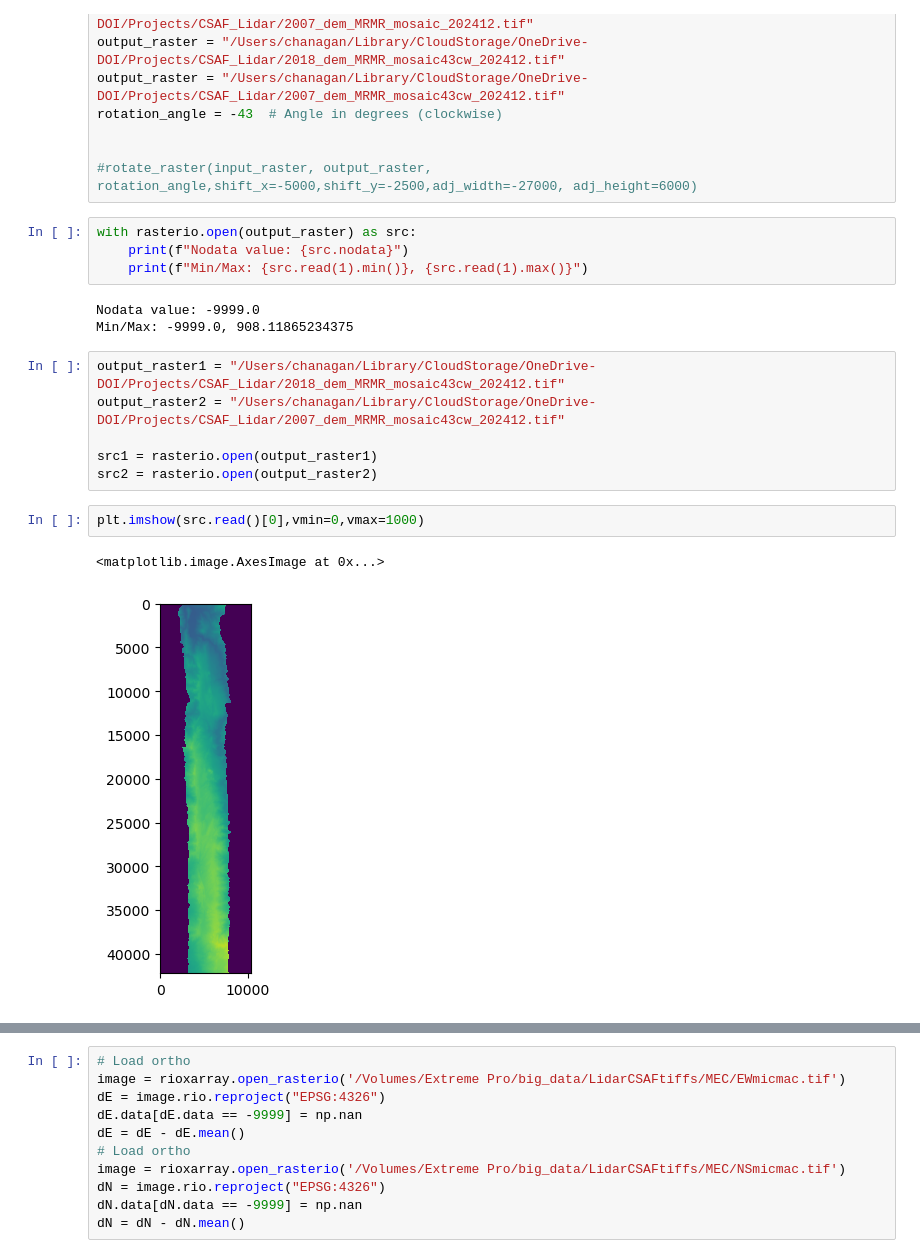
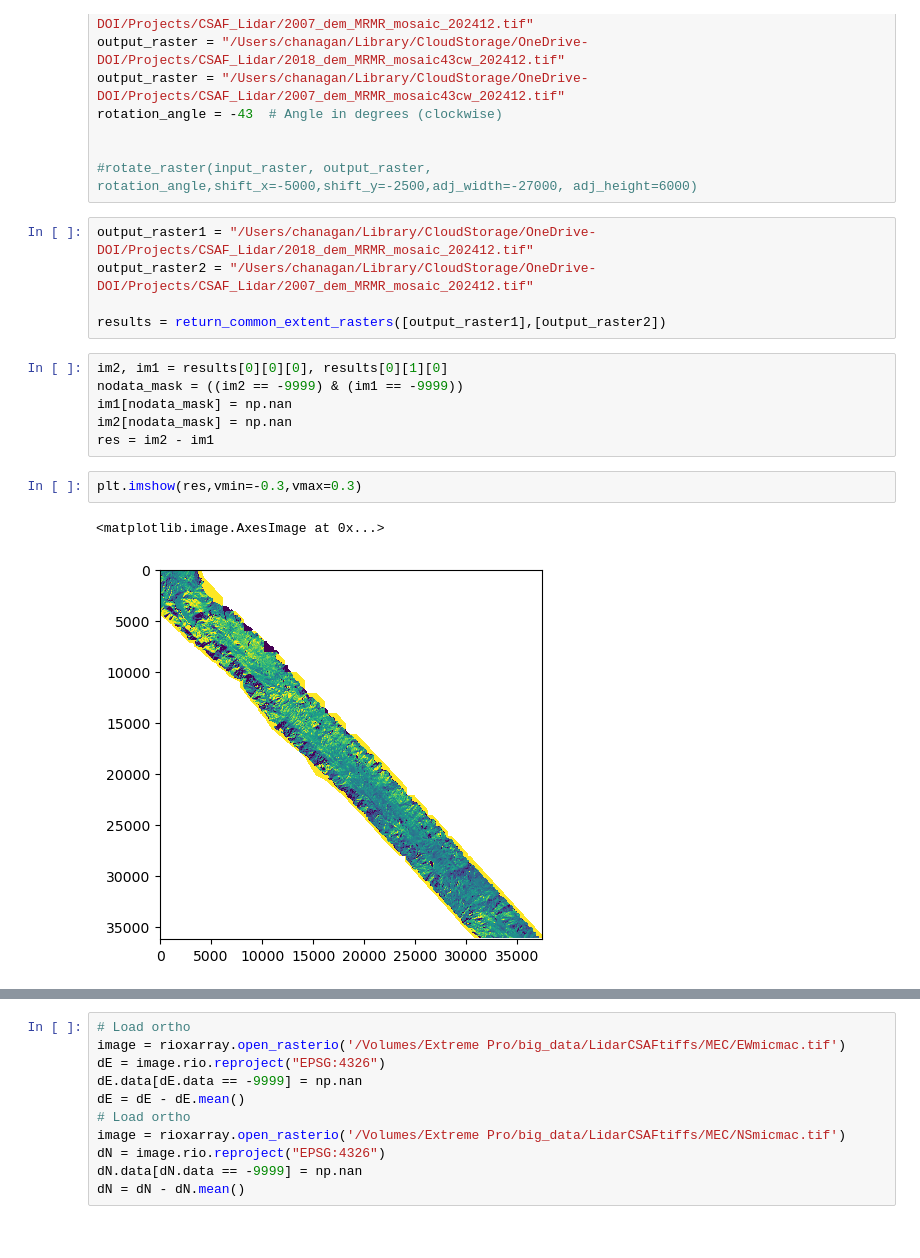
Before and after one commit to cehanagan/ImageryResources, a Jupyter notebook: Notebooks/LidarDifferencing.ipynb, the cells around one changed output, grey strips where cells are left out. Cells and saved outputs as stored; diff of their text form.

```diff
--- a/Notebooks/LidarDifferencing.ipynb
+++ b/Notebooks/LidarDifferencing.ipynb
@@ -123,21 +319,19 @@ rotation_angle = -43  # Angle in degrees (clockwise)
 
 
 #rotate_raster(input_raster, output_raster, rotation_angle,shift_x=-5000,shift_y=-2500,adj_width=-27000, adj_height=6000)
-# %%
-with rasterio.open(output_raster) as src:
-    print(f"Nodata value: {src.nodata}")
-    print(f"Min/Max: {src.read(1).min()}, {src.read(1).max()}")
-# %% [output]
-Nodata value: -9999.0
-Min/Max: -9999.0, 908.11865234375
 # %%
-output_raster1 = "/Users/chanagan/Library/CloudStorage/OneDrive-DOI/Projects/CSAF_Lidar/2018_dem_MRMR_mosaic43cw_202412.tif"
-output_raster2 = "/Users/chanagan/Library/CloudStorage/OneDrive-DOI/Projects/CSAF_Lidar/2007_dem_MRMR_mosaic43cw_202412.tif"
+output_raster1 = "/Users/chanagan/Library/CloudStorage/OneDrive-DOI/Projects/CSAF_Lidar/2018_dem_MRMR_mosaic_202412.tif"
+output_raster2 = "/Users/chanagan/Library/CloudStorage/OneDrive-DOI/Projects/CSAF_Lidar/2007_dem_MRMR_mosaic_202412.tif"
 
-src1 = rasterio.open(output_raster1)
-src2 = rasterio.open(output_raster2)
+results = return_common_extent_rasters([output_raster1],[output_raster2])
+# %%
+im2, im1 = results[0][0][0], results[0][1][0]
+nodata_mask = ((im2 == -9999) & (im1 == -9999))
+im1[nodata_mask] = np.nan
+im2[nodata_mask] = np.nan
+res = im2 - im1
 # %%
-plt.imshow(src.read()[0],vmin=0,vmax=1000)
+plt.imshow(res,vmin=-0.3,vmax=0.3)
 # %% [output]
 <matplotlib.image.AxesImage at 0x...>
-[figure, old version]
+[figure, new version]
```
Also changed, not shown: parts of 30 cells of this notebook, 5 other files.
